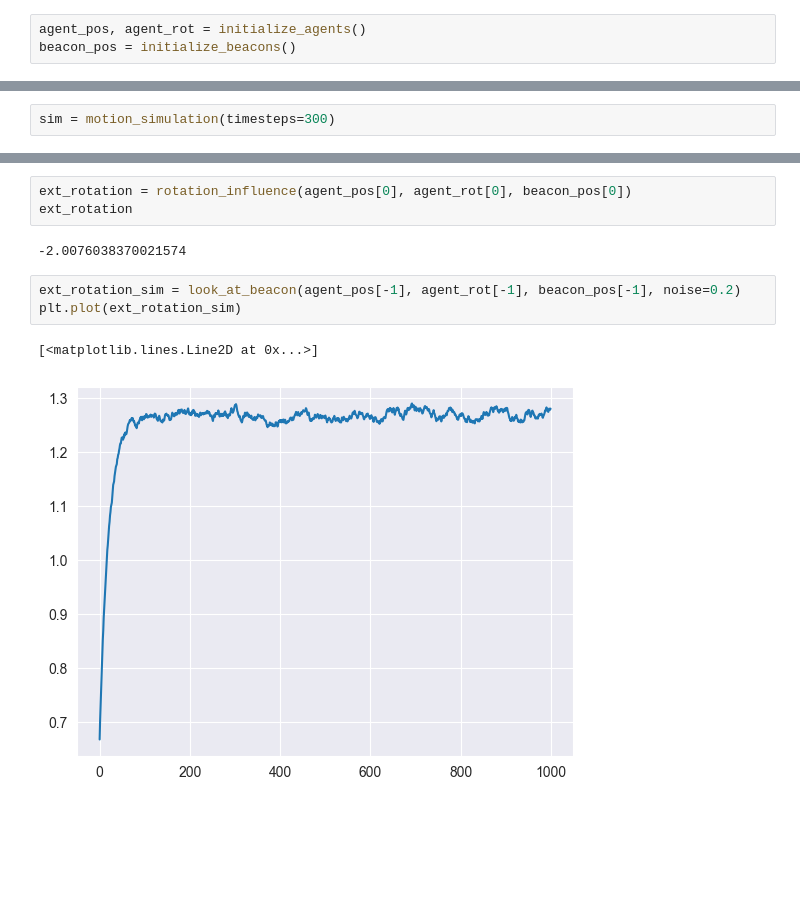
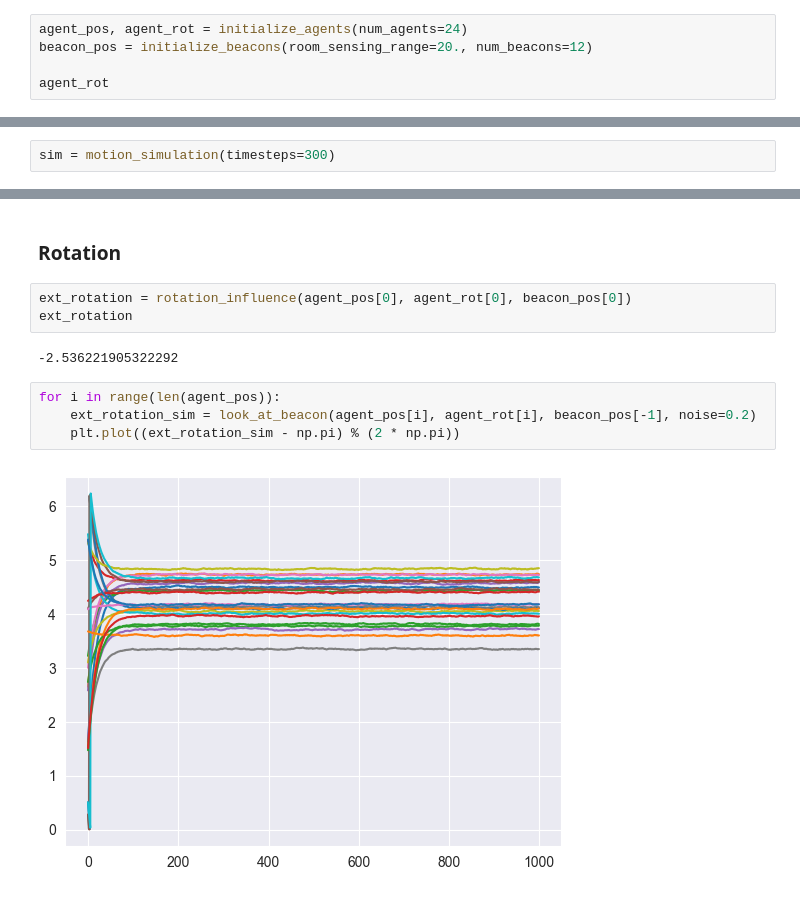
Before and after one commit to jerrymhuang/TogetherFlow, a Jupyter notebook: togetherflow/simulation_test.ipynb, the cells around one changed output, grey strips where cells are left out. Saved outputs shown, nothing was run; the diff lists cells and outputs as text; blank space fills up the shorter version.

```diff
--- a/togetherflow/simulation_test.ipynb
+++ b/togetherflow/simulation_test.ipynb
@@ -41,4 +44,6 @@ from diagnostics import (
 )
 # %%
-agent_pos, agent_rot = initialize_agents()
-beacon_pos = initialize_beacons()
+agent_pos, agent_rot = initialize_agents(num_agents=24)
+beacon_pos = initialize_beacons(room_sensing_range=20., num_beacons=12)
+
+agent_rot
@@ -54,14 +85,16 @@ a.save('./../media/gif/animation.gif', writer=PillowWriter(fps=30))
+# %% [markdown]
+### Rotation
 # %%
 ext_rotation = rotation_influence(agent_pos[0], agent_rot[0], beacon_pos[0])
 ext_rotation
 # %% [output]
--2.0076038370021574
+-2.536221905322292
 # %%
-ext_rotation_sim = look_at_beacon(agent_pos[-1], agent_rot[-1], beacon_pos[-1], noise=0.2)
-plt.plot(ext_rotation_sim)
+for i in range(len(agent_pos)):
+    ext_rotation_sim = look_at_beacon(agent_pos[i], agent_rot[i], beacon_pos[-1], noise=0.2)
+    plt.plot((ext_rotation_sim - np.pi) % (2 * np.pi))
 # %% [output]
-[<matplotlib.lines.Line2D at 0x...>]
-[figure, old version]
+[figure, new version]
 # %%
 a = inspect_rotation_influence(ext_rotation_sim, agent_pos[-1], beacon_pos[-1])
 a.save('./../media/gif/rotation1.gif', writer=PillowWriter(fps=30))
```
Also changed, not shown: parts of 15 cells of this notebook, 7 other files.
